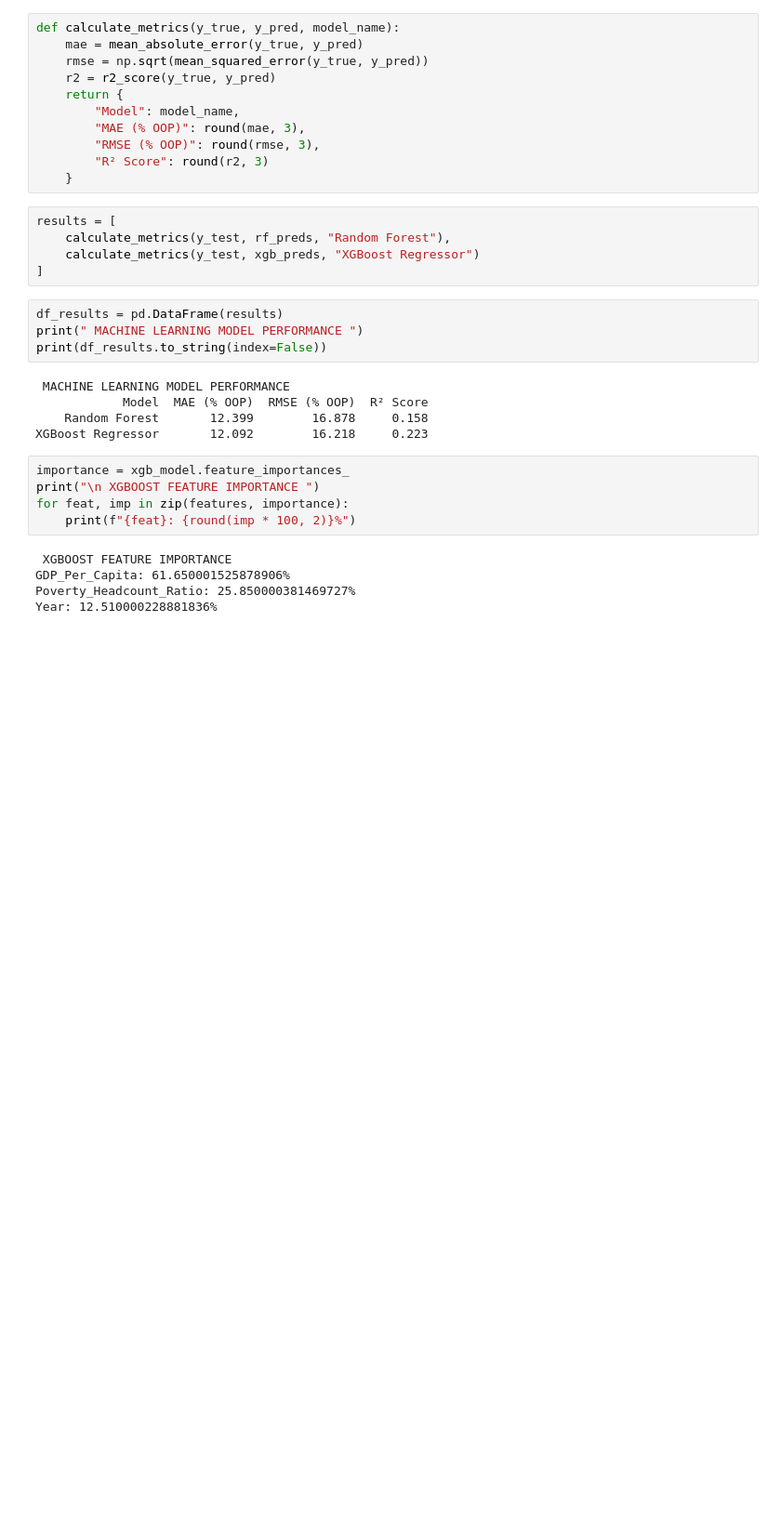
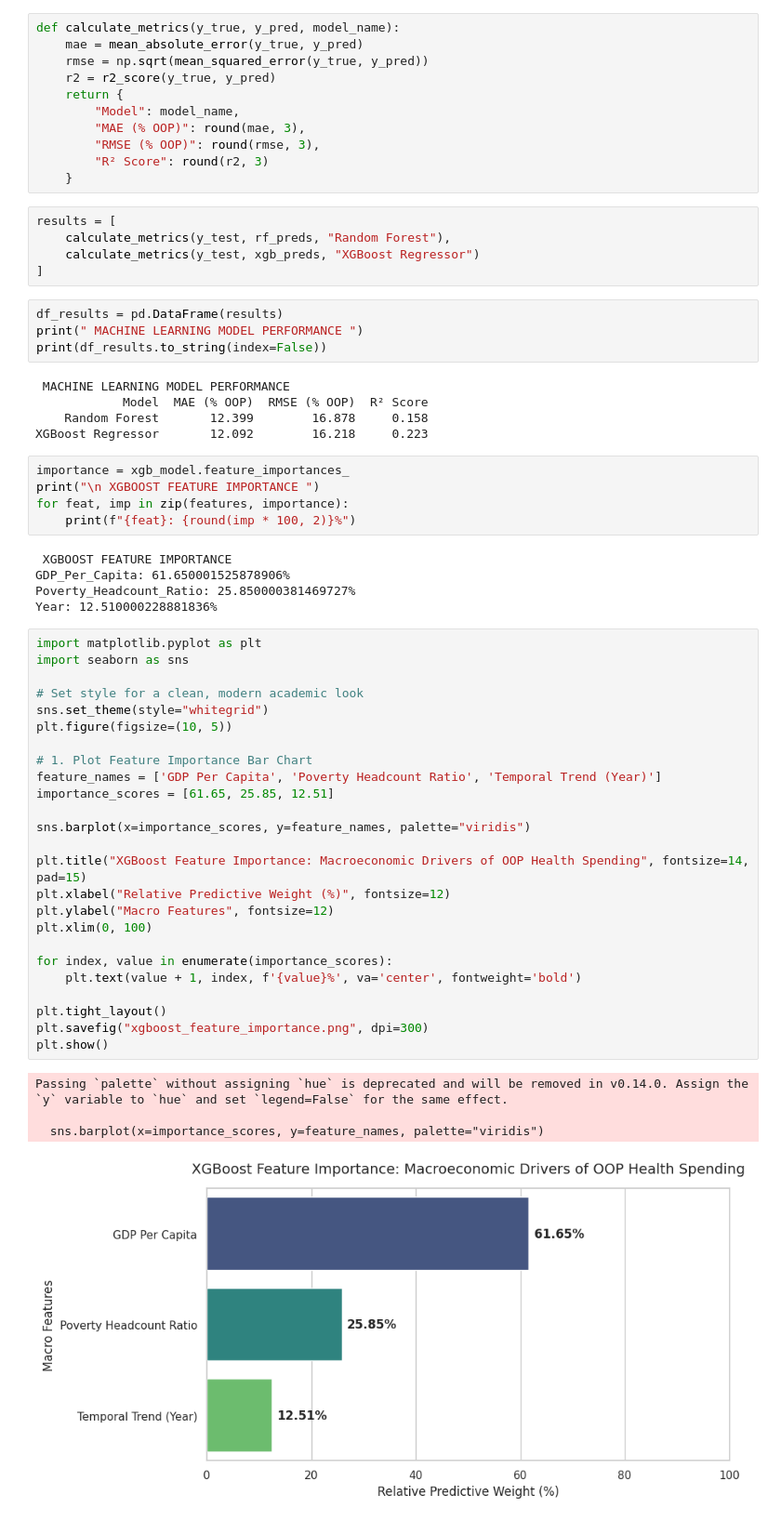
Before and after one commit to Razhee62/health-economics-with-ml, a Jupyter notebook: healthecoml.ipynb, the cells around one changed output. Shown at 93% size. Saved outputs shown, nothing was run; the diff lists cells and outputs as text; blank space fills up the shorter version.

```diff
--- a/healthecoml.ipynb
+++ b/healthecoml.ipynb
@@ -192,3 +194,33 @@ for feat, imp in zip(features, importance):
 GDP_Per_Capita: 61.650001525878906%
 Poverty_Headcount_Ratio: 25.850000381469727%
 Year: 12.510000228881836%
+# %%
+import matplotlib.pyplot as plt
+import seaborn as sns
+
+# Set style for a clean, modern academic look
+sns.set_theme(style="whitegrid")
+plt.figure(figsize=(10, 5))
+
+# 1. Plot Feature Importance Bar Chart
+feature_names = ['GDP Per Capita', 'Poverty Headcount Ratio', 'Temporal Trend (Year)']
+importance_scores = [61.65, 25.85, 12.51]
+
+sns.barplot(x=importance_scores, y=feature_names, palette="viridis")
+
+plt.title("XGBoost Feature Importance: Macroeconomic Drivers of OOP Health Spending", fontsize=14, pad=15)
+plt.xlabel("Relative Predictive Weight (%)", fontsize=12)
+plt.ylabel("Macro Features", fontsize=12)
+plt.xlim(0, 100)
+
+for index, value in enumerate(importance_scores):
+    plt.text(value + 1, index, f'{value}%', va='center', fontweight='bold')
+
+plt.tight_layout()
+plt.savefig("xgboost_feature_importance.png", dpi=300)
+plt.show()
+# %% [output]
+Passing `palette` without assigning `hue` is deprecated and will be removed in v0.14.0. Assign the `y` variable to `hue` and set `legend=False` for the same effect.
+
+  sns.barplot(x=importance_scores, y=feature_names, palette="viridis")
+[figure, added]
```
Also changed, not shown: parts of 1 cell of this notebook.
